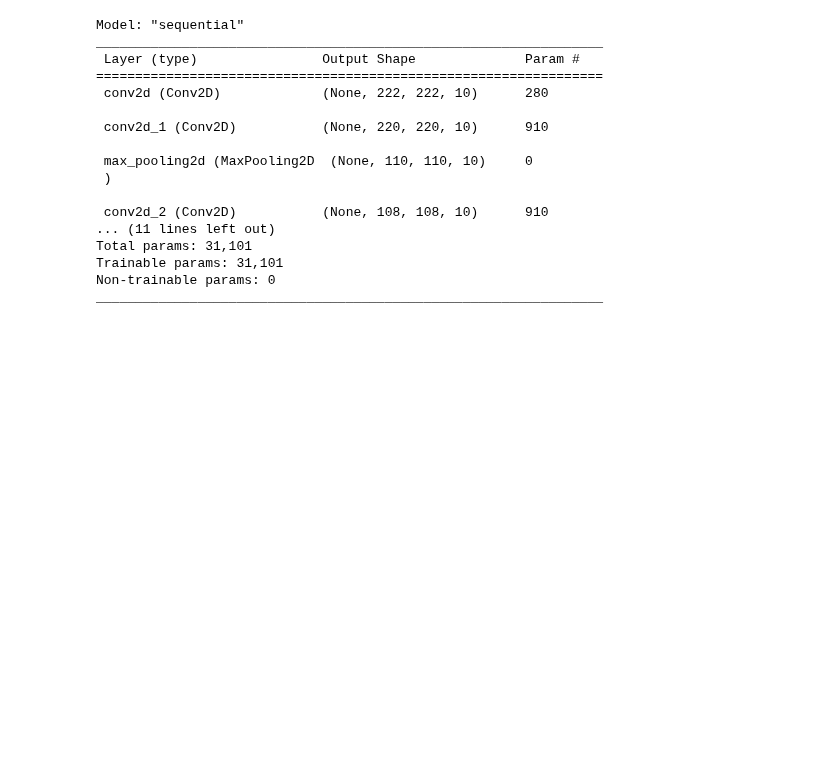
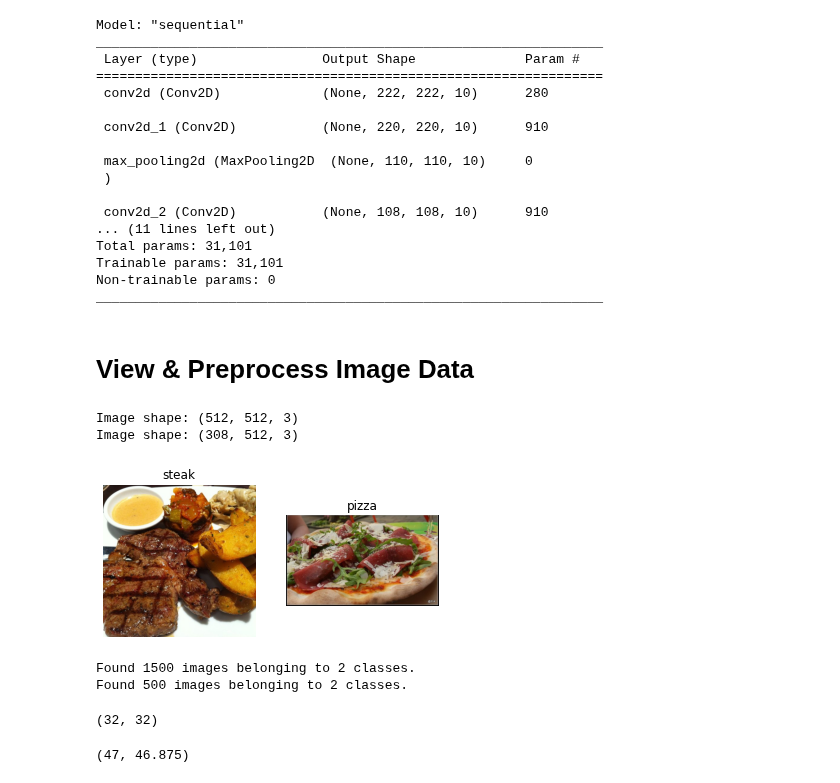
Before and after one commit to hiydavid/tfdev-learning, a Jupyter notebook: ZTM/notebooks/tfdev_03_computer_vision_convolutional_neural_networks.ipynb, the cells around one changed output. Drawn from its saved outputs; the diff is of its cells as text; code cells hidden in the pictures; blank space fills up the shorter version.

```diff
--- a/ZTM/notebooks/tfdev_03_computer_vision_convolutional_neural_networks.ipynb
+++ b/ZTM/notebooks/tfdev_03_computer_vision_convolutional_neural_networks.ipynb
@@ -181,3 +181,16 @@ Total params: 31,101
 Trainable params: 31,101
 Non-trainable params: 0
 _________________________________________________________________
+# %% [markdown]
+# View & Preprocess Image Data
+# %%
+# view pizza vs steak images randomly
+plt.figure()
+plt.subplot(1, 2, 1)
+steak_img = view_random_image("pizza_steak/train/", "steak")
+plt.subplot(1, 2, 2)
+pizza_img = view_random_image("pizza_steak/train/", "pizza")
+# %% [output]
+Image shape: (512, 512, 3)
+Image shape: (308, 512, 3)
+[figure, added]
@@ -183,0 +205,31 @@ _________________________________________________________________
+# %%
+# import data from directories and turn into batches
+train_data = train_datagen.flow_from_directory(
+    directory=train_dir,
+    batch_size=32,
+    target_size=(224, 224),
+    class_mode="binary",
+    seed=42
+)
+
+valid_data = valid_datagen.flow_from_directory(
+    directory=test_dir,
+    batch_size=32,
+    target_size=(224, 224),
+    class_mode="binary",
+    seed=42
+)
+# %% [output]
+Found 1500 images belonging to 2 classes.
+Found 500 images belonging to 2 classes.
+# %%
+# get a sample of a train data batch
+images, labels = train_data.next()
+len(images), len(labels)
+# %% [output]
+(32, 32)
+# %%
+# how many batches are there?
+len(train_data), 1500/32
+# %% [output]
+(47, 46.875)
```
Also changed, not shown: parts of 10 cells of this notebook.
